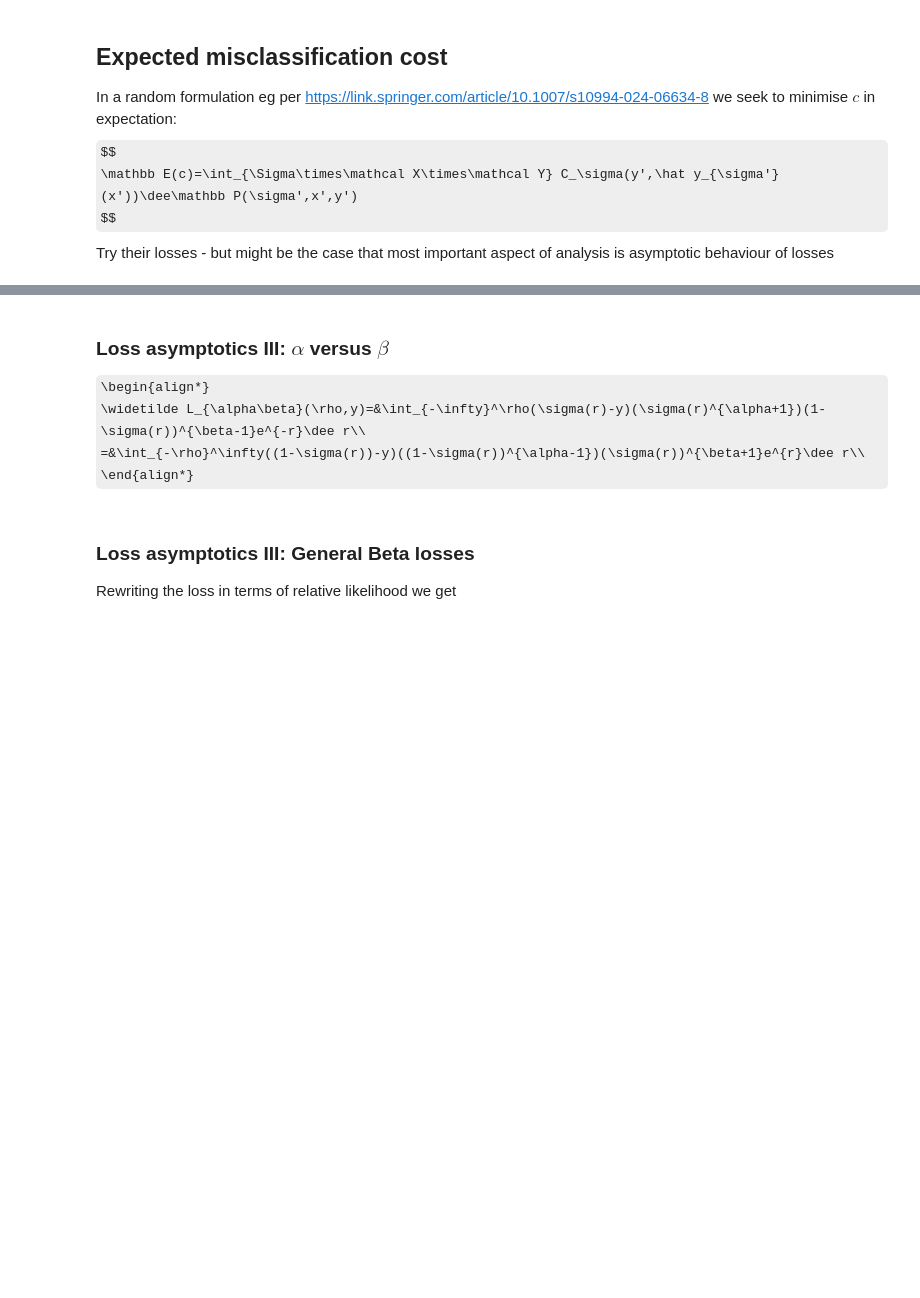
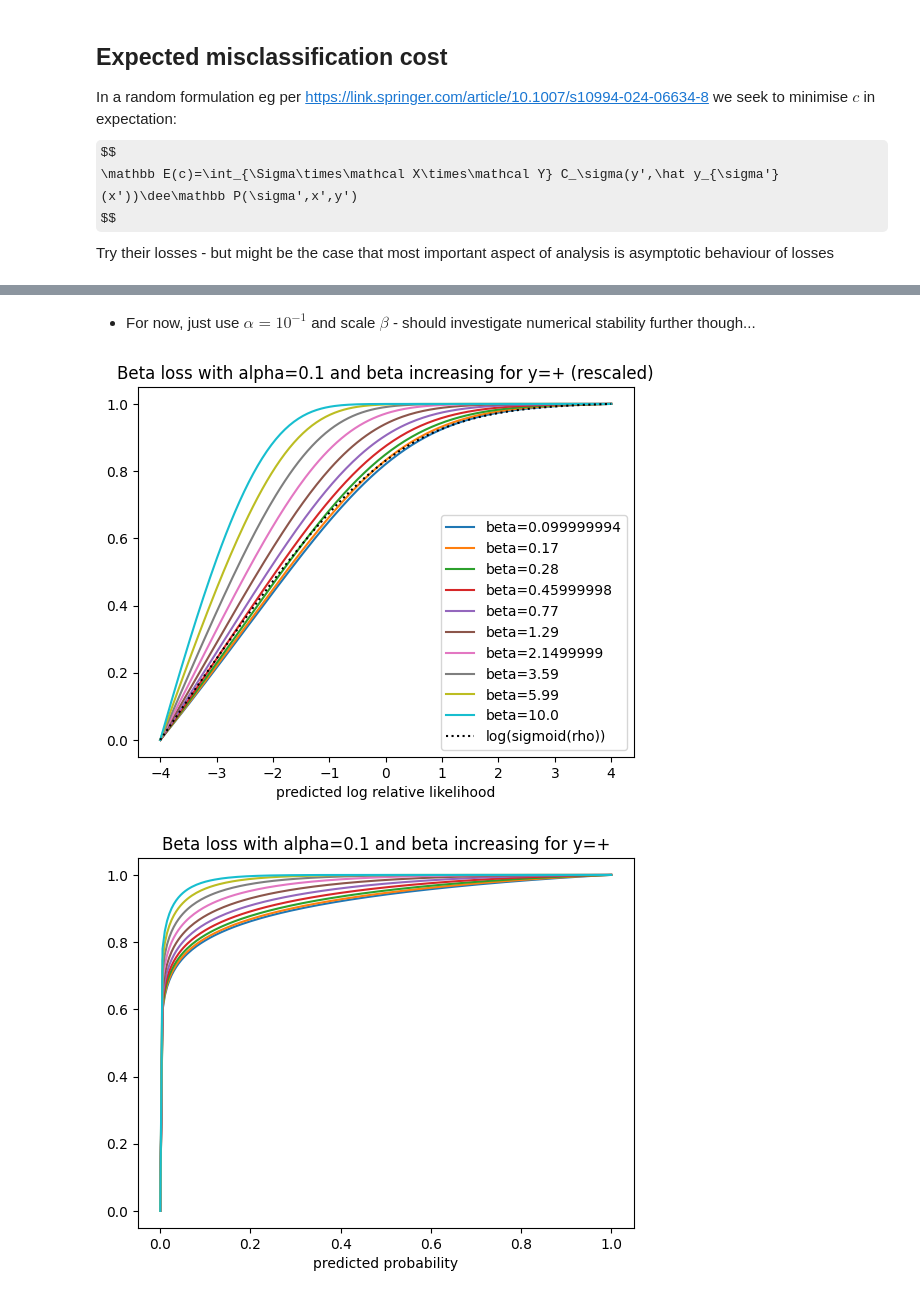
Before and after one commit to gleebourn/constraintawareml, a Jupyter notebook: bitsnlat.ipynb, the cells around one changed output, grey strips where cells are left out. Saved outputs shown, nothing was run; the diff lists cells and outputs as text; code cells hidden in the pictures; some formulas as TeX source; blank space fills up the shorter version.

```diff
--- a/bitsnlat.ipynb
+++ b/bitsnlat.ipynb
@@ -500,10 +550,40 @@ def mk_beta_loss(alpha,beta)):
-# %% [markdown]
-### Loss asymptotics III: $\alpha$ versus $\beta$
-
-\begin{align*}
-\widetilde L_{\alpha\beta}(\rho,y)=&\int_{-\infty}^\rho(\sigma(r)-y)(\sigma(r)^{\alpha+1})(1-\sigma(r))^{\beta-1}e^{-r}\dee r\\
-=&\int_{-\rho}^\infty((1-\sigma(r))-y)((1-\sigma(r))^{\alpha-1})(\sigma(r))^{\beta+1}e^{r}\dee r\\
-\end{align*}
-# %% [markdown]
-### Loss asymptotics III: General Beta losses
-Rewriting the loss in terms of relative likelihood we get
+# %% [markdown]
+- For now, just use $\alpha=10^{-1}$ and scale $\beta$ - should investigate numerical stability further though...
+# %%
+from jax.scipy.stats.beta import cdf
+Ir=linspace(-4,4,200)
+betas=geomspace(.1,10,10)
+alpha_small=.1
+for b in betas:
+
+  l=cdf(sigmoid(Ir),alpha_small,b+1)
+  l/=(l.max()-l.min())
+  l-=l.min()
+  plot(Ir,l,label='beta='+str(round(100*b)/100))
+l=log(sigmoid(Ir))
+l/=(l.max()-l.min())
+l-=l.min()
+plot(Ir,l,label='log(sigmoid(rho))',c='black',linestyle='dotted')
+xlabel('predicted log relative likelihood')
+title('Beta loss with alpha='+str(alpha_small)+' and beta increasing for y=+ (rescaled)')
+legend()
+show()
+
+Ip=linspace(0,1,200)
+for b in betas:
+  l=cdf(Ip,alpha_small,b+1)
+  plot(Ip,l,label='beta='+str(round(100*b)/100))
+
+title('Beta loss with alpha='+str(alpha_small)+' and beta increasing for y=+')
+
+xlabel('predicted probability')
+show()
+
+def mk_fp_relaxed_beta_loss(beta,alpha_small=alpha_small):
+  def beta_loss(pred,targ):
+    return betainc(alpha_small+1-targ,beta+targ,sigmoid(pred))
+
+  return jit(beta_loss)
+# %% [output]
+[figure, added]
+[figure, added]
```
Also changed, not shown: parts of 49 cells of this notebook, 1 other file.
